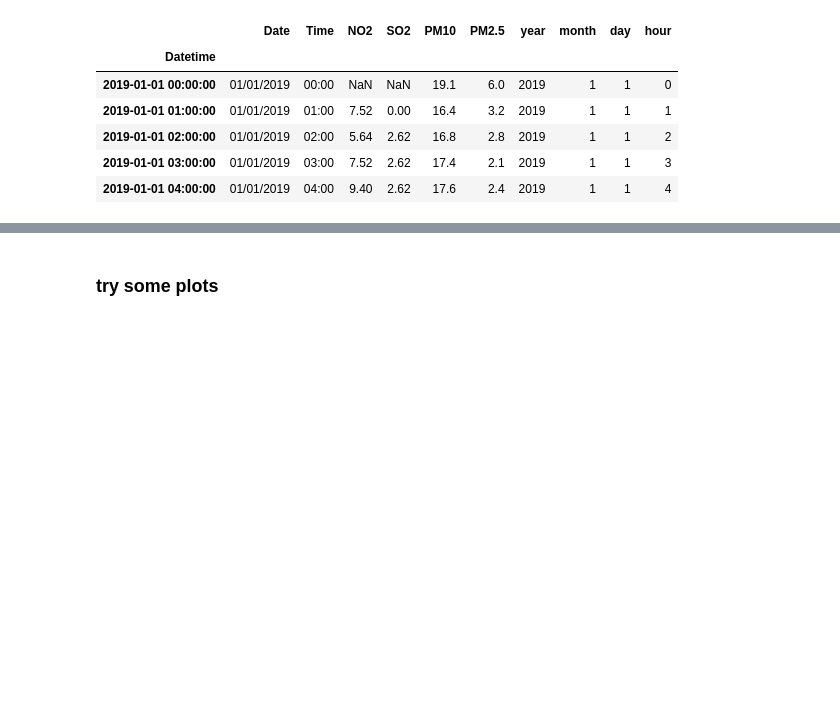
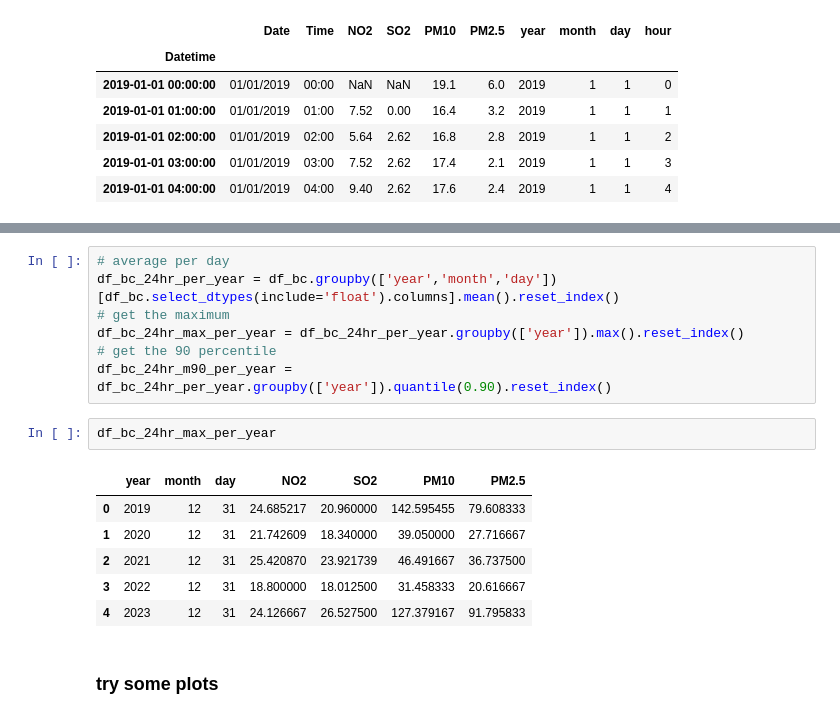
Before and after one commit to GinnCheng/DA_AQ_hub, a Jupyter notebook: main_script.ipynb, the cells around one changed output, grey strips where cells are left out. Drawn from its saved outputs; the diff is of its cells as text; blank space fills up the shorter version.

```diff
--- a/main_script.ipynb
+++ b/main_script.ipynb
@@ -45,3 +55,19 @@ df_sg_24hr_m90_per_year = df_sg_24hr_per_year.groupby(['year']).quantile(0.90).r
+# %%
+# average per day
+df_bc_24hr_per_year = df_bc.groupby(['year','month','day'])[df_bc.select_dtypes(include='float').columns].mean().reset_index()
+# get the maximum
+df_bc_24hr_max_per_year = df_bc_24hr_per_year.groupby(['year']).max().reset_index()
+# get the 90 percentile
+df_bc_24hr_m90_per_year = df_bc_24hr_per_year.groupby(['year']).quantile(0.90).reset_index()
+# %%
+df_bc_24hr_max_per_year
+# %% [output]
+|  | year | month | day | NO2 | SO2 | PM10 | PM2.5 |
+| 0 | 2019 | 12 | 31 | 24.685217 | 20.960000 | 142.595455 | 79.608333 |
+| 1 | 2020 | 12 | 31 | 21.742609 | 18.340000 | 39.050000 | 27.716667 |
+| 2 | 2021 | 12 | 31 | 25.420870 | 23.921739 | 46.491667 | 36.737500 |
+| 3 | 2022 | 12 | 31 | 18.800000 | 18.012500 | 31.458333 | 20.616667 |
+| 4 | 2023 | 12 | 31 | 24.126667 | 26.527500 | 127.379167 | 91.795833 |
 # %% [markdown]
 ### try some plots
 # %% [markdown]
```
Also changed, not shown: parts of 4 cells of this notebook.
